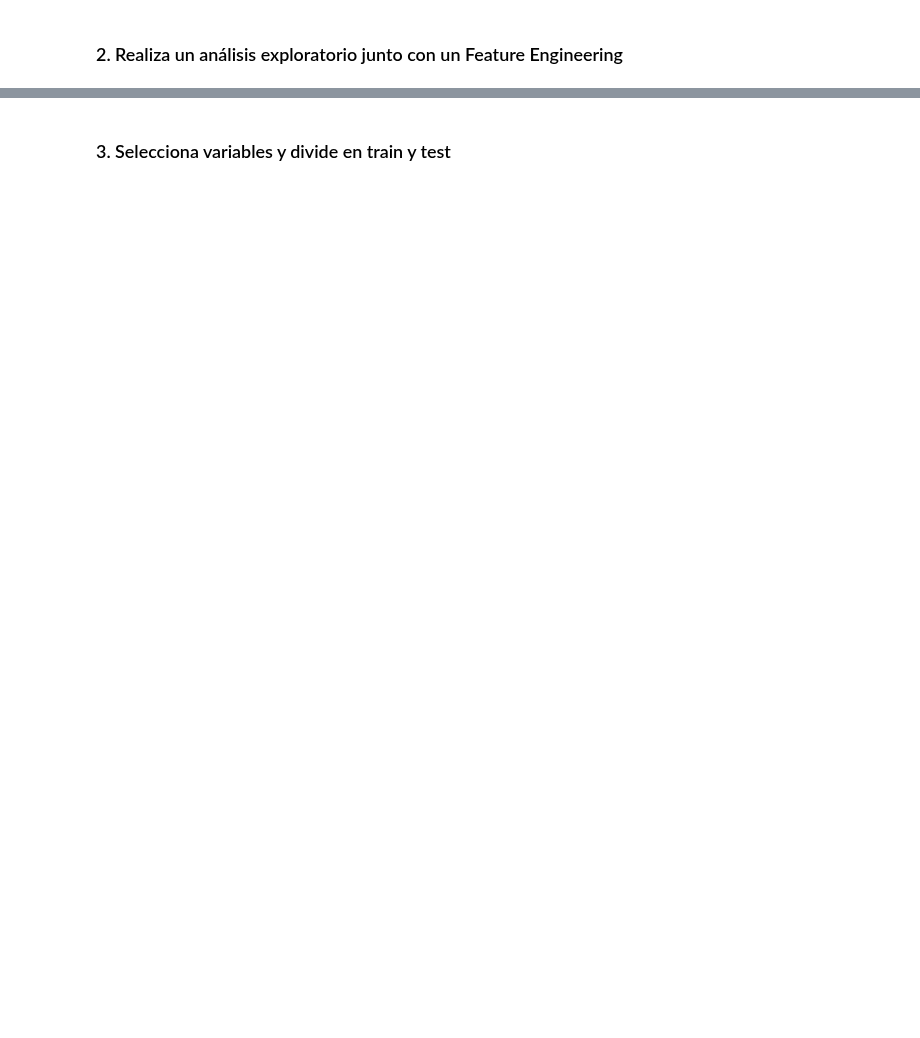
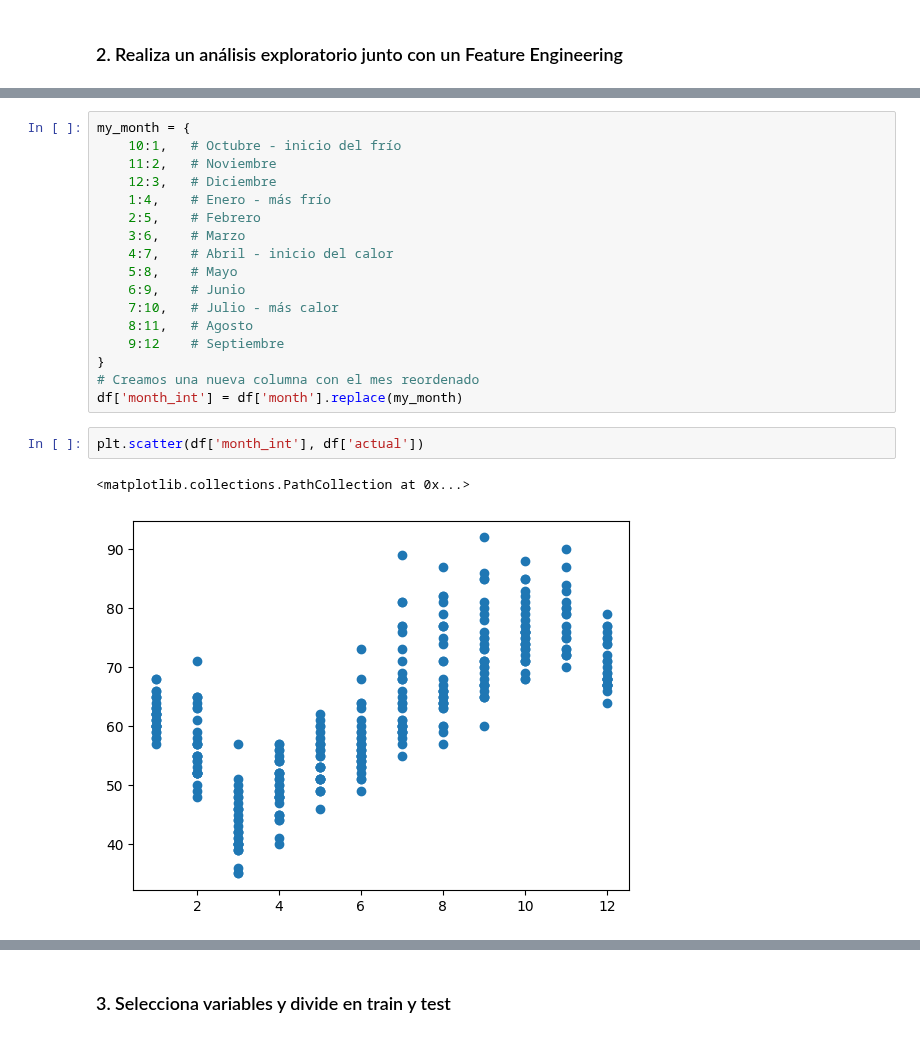
Before and after one commit to mrborjabarber/2509_dsft_thebridge_valencia, a Jupyter notebook: 3-Machine_Leaning/1-Supervisado/2-Classification/5-Decision_Trees/ejercicio/DTrees_reg_class.ipynb, the cells around one changed output, grey strips where cells are left out. Drawn from its saved outputs; the diff is of its cells as text; blank space fills up the shorter version.

```diff
--- a/3-Machine_Leaning/1-Supervisado/2-Classification/5-Decision_Trees/ejercicio/DTrees_reg_class.ipynb
+++ b/3-Machine_Leaning/1-Supervisado/2-Classification/5-Decision_Trees/ejercicio/DTrees_reg_class.ipynb
@@ -21,0 +171,22 @@ Son datos de temperaturas tomados de la ciudad de Seattle. El objetivo es intent
+# %%
+my_month = {
+    10:1,   # Octubre - inicio del frío
+    11:2,   # Noviembre
+    12:3,   # Diciembre
+    1:4,    # Enero - más frío
+    2:5,    # Febrero
+    3:6,    # Marzo
+    4:7,    # Abril - inicio del calor
+    5:8,    # Mayo
+    6:9,    # Junio
+    7:10,   # Julio - más calor
+    8:11,   # Agosto
+    9:12    # Septiembre
+}
+# Creamos una nueva columna con el mes reordenado
+df['month_int'] = df['month'].replace(my_month)
+# %%
+plt.scatter(df['month_int'], df['actual'])
+# %% [output]
+<matplotlib.collections.PathCollection at 0x...>
+[figure, added]
```
Also changed, not shown: parts of 56 cells of this notebook.
